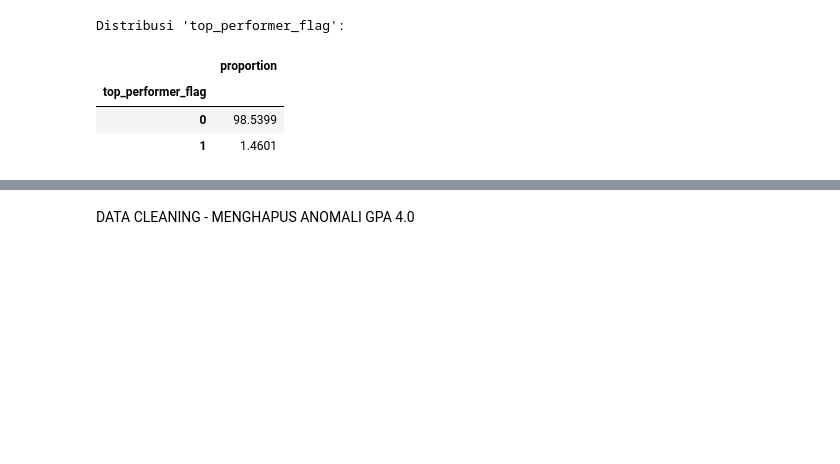
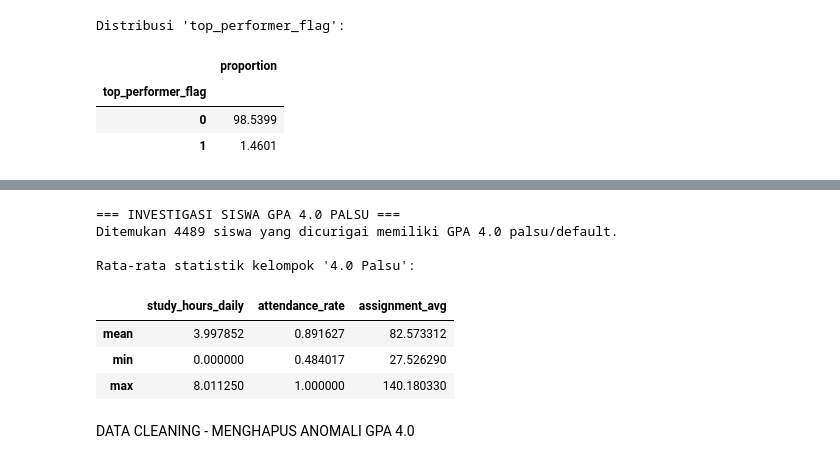
Before and after one commit to adnanz19/uas_big_data_kelompok_13, a Jupyter notebook: BigData_Kelompok13.ipynb, the cells around one changed output, grey strips where cells are left out. Saved outputs shown, nothing was run; the diff lists cells and outputs as text; code cells hidden in the pictures; blank space fills up the shorter version.

```diff
--- a/BigData_Kelompok13.ipynb
+++ b/BigData_Kelompok13.ipynb
@@ -122,3 +179,24 @@ Distribusi 'top_performer_flag':
+# %%
+print("=== INVESTIGASI SISWA GPA 4.0 PALSU ===")
+
+# Mengambil data siswa yang GPA-nya 4.0 TAPI bukan top performer
+fake_4_0 = df[(df['final_gpa'] == 4.0) & (df['top_performer_flag'] == 0)]
+
+print(f"Ditemukan {len(fake_4_0)} siswa yang dicurigai memiliki GPA 4.0 palsu/default.")
+
+# Melihat rata-rata kebiasaan belajar mereka
+kolom_cek = ['study_hours_daily', 'attendance_rate', 'assignment_avg']
+print("\nRata-rata statistik kelompok '4.0 Palsu':")
+display(fake_4_0[kolom_cek].describe().loc[['mean', 'min', 'max']])
+# %% [output]
+=== INVESTIGASI SISWA GPA 4.0 PALSU ===
+Ditemukan 4489 siswa yang dicurigai memiliki GPA 4.0 palsu/default.
+
+Rata-rata statistik kelompok '4.0 Palsu':
+|  | study_hours_daily | attendance_rate | assignment_avg |
+| mean | 3.997852 | 0.891627 | 82.573312 |
+| min | 0.000000 | 0.484017 | 27.526290 |
+| max | 8.011250 | 1.000000 | 140.180330 |
 # %% [markdown]
 DATA CLEANING - MENGHAPUS ANOMALI GPA 4.0
 # %%
```
Also changed, not shown: parts of 6 cells of this notebook.
